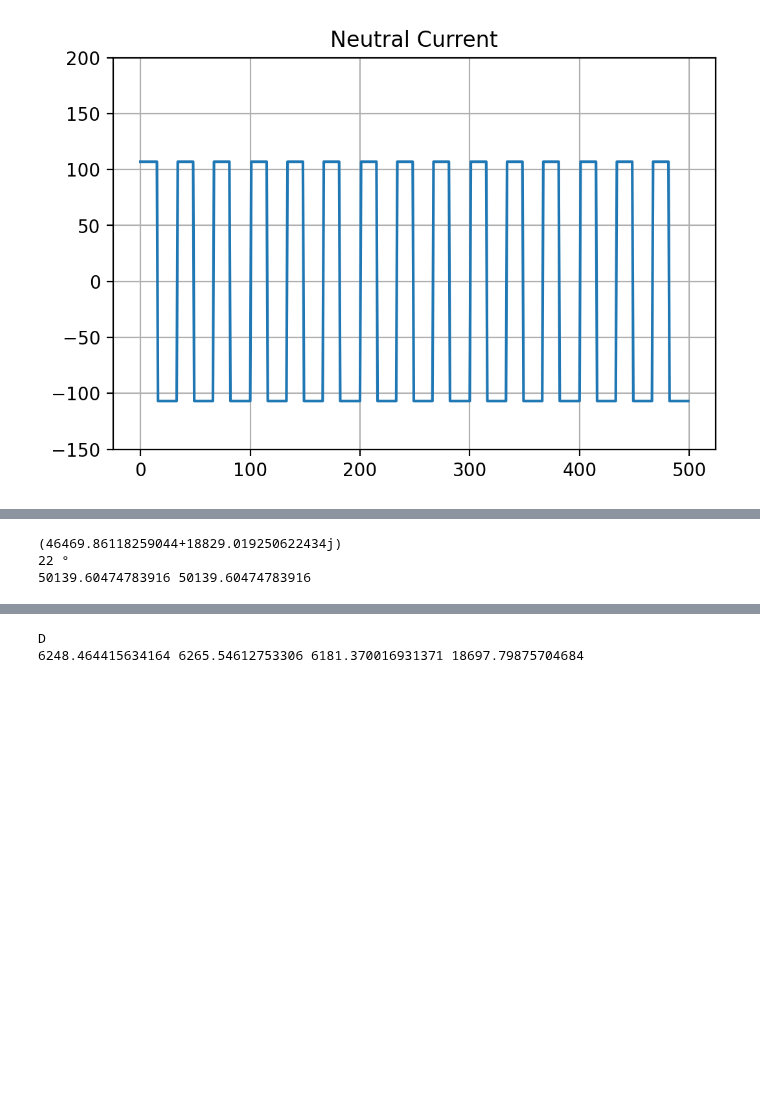
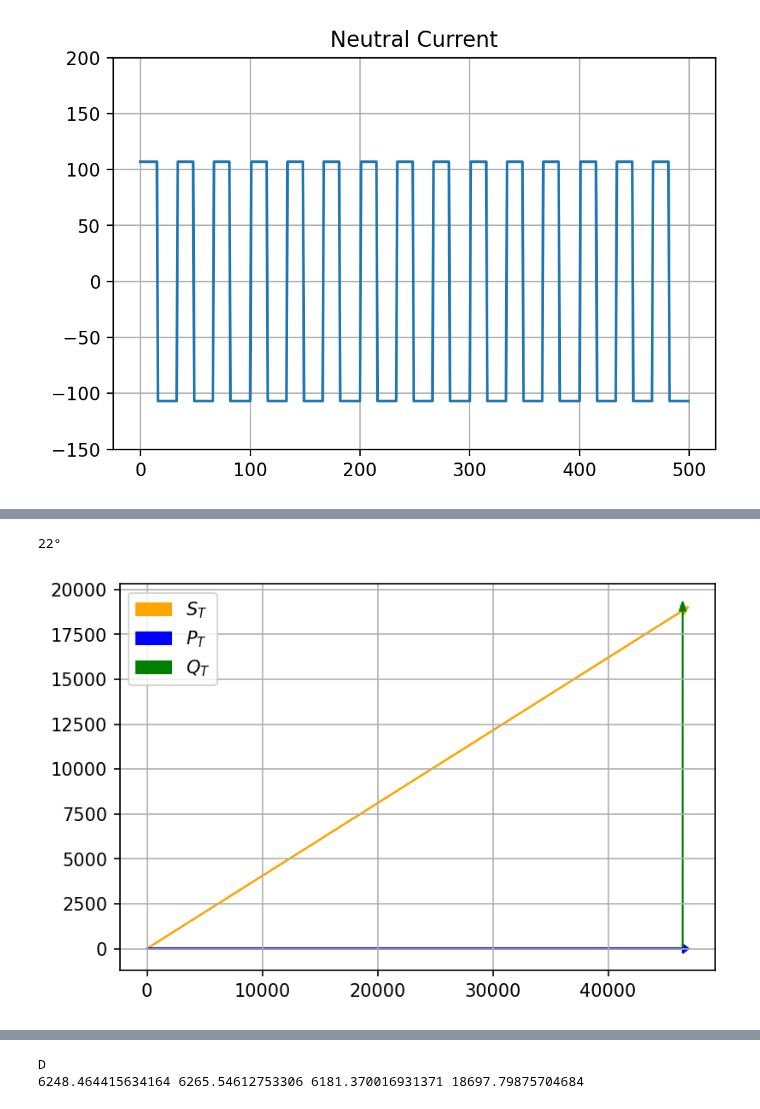
Before and after one commit to DnelZpt/line_analyzer, a Jupyter notebook: final_project.ipynb, the cells around one changed output, grey strips where cells are left out. Drawn from its saved outputs; the diff is of its cells as text; code cells hidden in the pictures; blank space fills up the shorter version.

```diff
--- a/final_project.ipynb
+++ b/final_project.ipynb
@@ -206,16 +204,21 @@ st = np.sqrt(pt ** 2 + qt ** 2)
 # %%
 # Potencia fasorial del sistema
 sfas = pt + qt * 1j
 s_vector = np.array(pt, qt)
 s_total = np.abs(sfas)
 
 labels = ["P", "Qf"]
 theta = np.angle(sfas, deg=True)
-print(sfas)
-print(round(theta), "°")
+print("{}°".format(round(theta)))
 
-print(s_total, st)
+plt.figure(dpi=150)
+ax = plt.axes()
+ax.arrow(0,0, pt,qt , head_width=500, head_length=500, label='$S_T$', color='orange')
+ax.arrow(0,0, pt,0 , head_width=500, head_length=500, label='$P_T$', color='blue')
+ax.arrow(pt,0, 0,qt , head_width=500, head_length=500, label='$Q_T$', color='green')
+plt.legend()
+plt.grid()
+plt.show()
 # %% [output]
-(46469.86118259044+18829.019250622434j)
-22 °
-50139.60474783916 50139.60474783916
+22°
+[figure, added]
```
Also changed, not shown: parts of 3 cells of this notebook.
